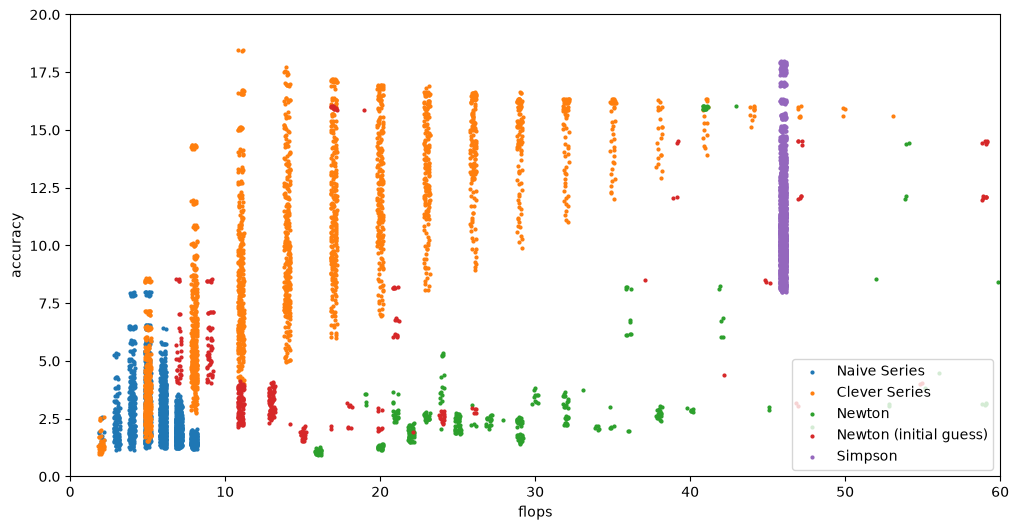
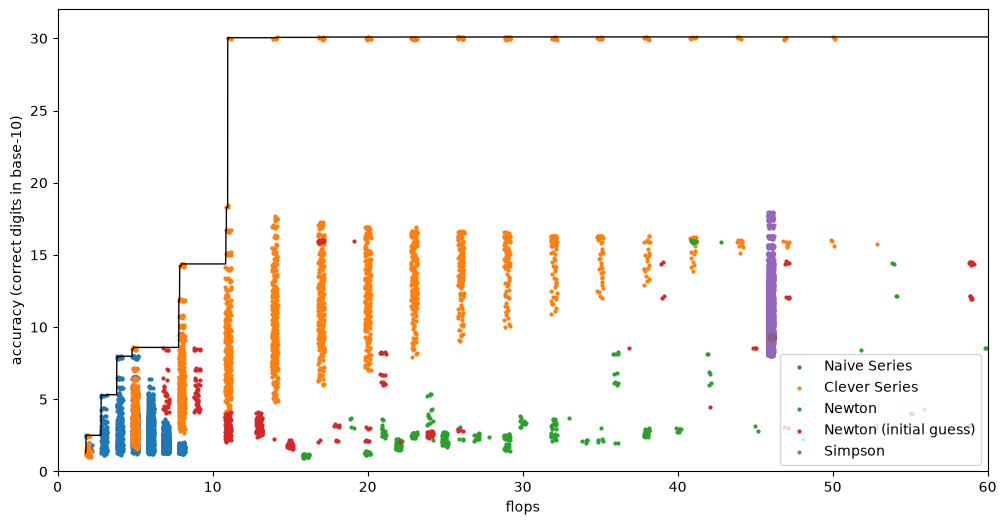
Unified diff of the notebook cell whose output changed from the first chart to the second:
--- before
+++ after
@@ -23,4 +23,6 @@
         # 'Simpson (more segments)': lambda x : LogSimpson(x, max_iters=100),
     }
+    scatter_x_combined = []
+    scatter_y_combined = []
     for funcName, func in funcs.items():
         scatter_x = []
@@ -30,14 +32,26 @@
                 _, info = func(x=x, eps = eps)
                 if info['success']:
-                    scatter_x.append(info['flops'] + .2*jitter())
-                    scatter_y.append(info['accuracy'] + .1*jitter())
+                    x = info['flops'] + .2*jitter()
+                    y = info['accuracy'] + .1*jitter()
+                    scatter_x.append(x)
+                    scatter_y.append(y)
+                    scatter_x_combined.append(x)
+                    scatter_y_combined.append(y)
         ax0.scatter(scatter_x, scatter_y, marker = 'o', label = funcName, s=4)
     ax0.legend(loc="lower right")
     ax0.set_xlabel("flops")
-    ax0.set_ylabel("accuracy")
+    ax0.set_ylabel("accuracy (correct digits in base-10)")
 
-    ax0.set_ylim((0,20))
+    ax0.set_ylim((0,32))
     ax0.set_xlim((0,60))
 
+    # sort by x
+    idx = np.array(np.argsort(scatter_x_combined), dtype=int)
+    x_sorted = [scatter_x_combined[i] for i in idx]
+    y_sorted = [scatter_y_combined[i] for i in idx]
+    # pareto front: max y for all x <= current x
+    y_pareto = np.maximum.accumulate(y_sorted)
+    plt.scatter(x, y, alpha=0.5, label="points")
+    plt.plot(x_sorted, y_pareto, color="#100210", linewidth=1, label="pareto front")
 
     plt.show()

Commit: Add pareto front